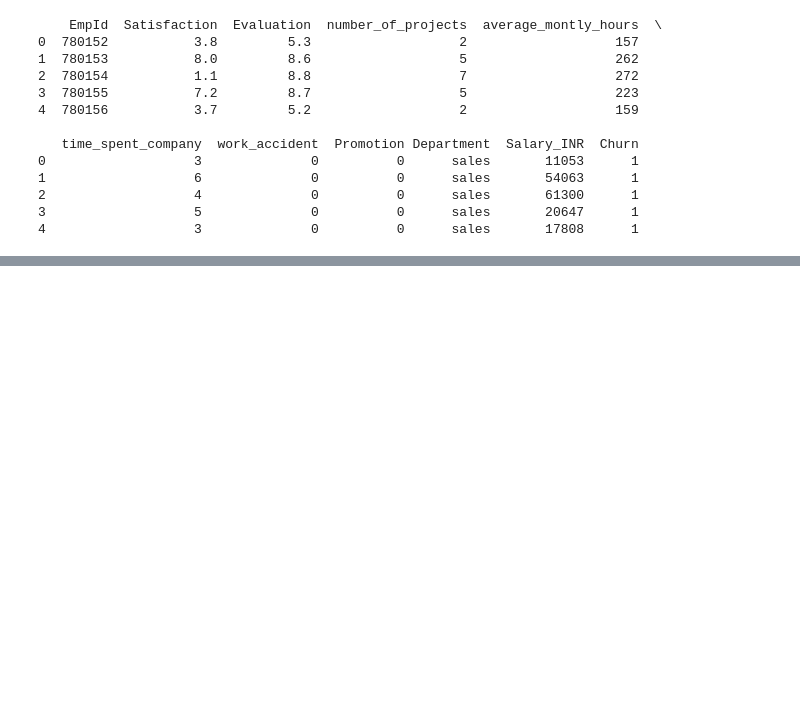
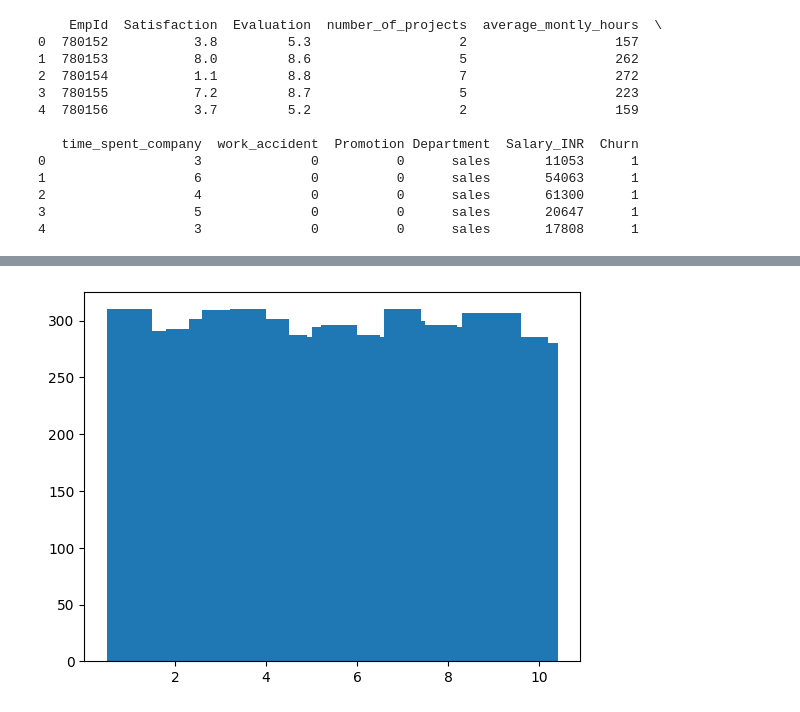
Before and after one commit to SriGanesh01/MLSA_EDA_1, a Jupyter notebook: Analysis.ipynb, the cells around one changed output, grey strips where cells are left out. Drawn from its saved outputs; the diff is of its cells as text; code cells hidden in the pictures; blank space fills up the shorter version.

```diff
--- a/Analysis.ipynb
+++ b/Analysis.ipynb
@@ -22,0 +110,6 @@ print(Employee_HR.head())
+# %%
+plt.bar(Employee_HR['Satisfaction'],Employee_HR['average_montly_hours'])
+plt.show()
+# This takes too much time
+# %% [output]
+[figure, added]
```
Also changed, not shown: parts of 10 cells of this notebook.
